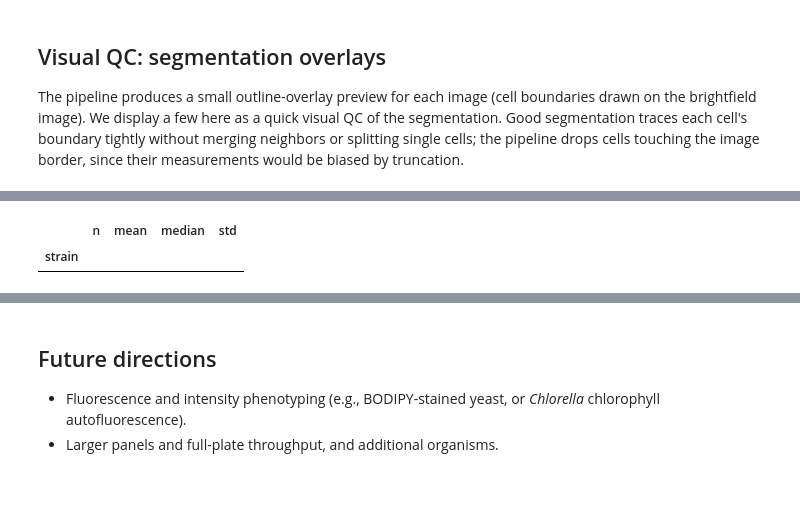
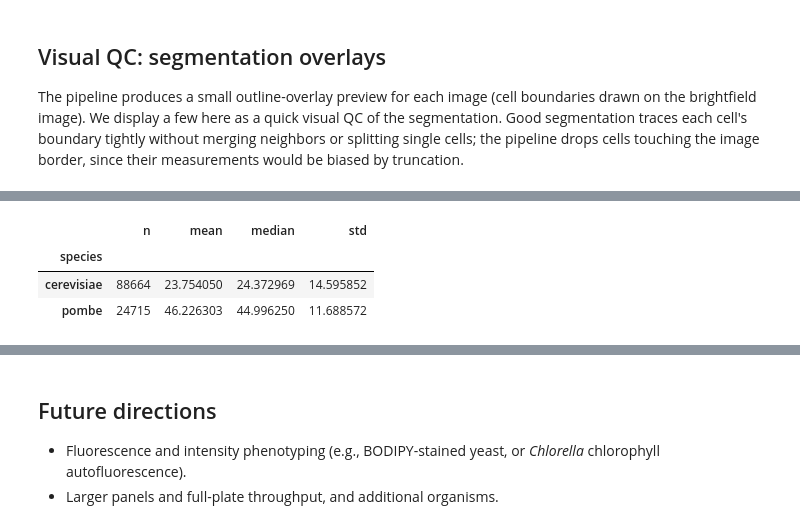
Before and after one commit to Arcadia-Science/cloud-scaled-cell-phenotyping, a Jupyter notebook: index.ipynb, the cells around one changed output, grey strips where cells are left out. Drawn from its saved outputs; the diff is of its cells as text; code cells hidden in the pictures; blank space fills up the shorter version.

```diff
--- a/index.ipynb
+++ b/index.ipynb
@@ -187,20 +201,19 @@ This section is intentionally minimal: the goal is to demonstrate the *kind* of
 # %%
+import arcadia_pycolor as apc
 import matplotlib.pyplot as plt
 
-try:
-    import arcadia_pycolor as apc
+apc.mpl.setup()
 
-    apc.mpl.setup()
-except Exception:
-    pass
-
-PARENT = "by4741"
+GROUP_COL = "species"
+REFERENCE = "cerevisiae"  # reference group the other species is compared against
 area_col = "area_um2" if "area_um2" in labeled.columns else "area"
 area_label = "cell area (µm²)" if area_col == "area_um2" else "cell area (px)"
 
-analysis_df = labeled.dropna(subset=["strain", area_col])
-present = list(analysis_df["strain"].unique())
-strains = ([PARENT] if PARENT in present else []) + sorted(s for s in present if s != PARENT)
+analysis_df = labeled.dropna(subset=[GROUP_COL, area_col])
+present = list(analysis_df[GROUP_COL].unique())
+groups = ([REFERENCE] if REFERENCE in present else []) + sorted(
+    g for g in present if g != REFERENCE
+)
 
-print(f"{len(analysis_df)} labeled cells across {len(strains)} strain(s): {', '.join(strains)}")
+print(f"{len(analysis_df)} labeled cells across {len(groups)} species: {', '.join(groups)}")
 # %% [output]
@@ -247,12 +264,14 @@ No labeled cells to plot.
 # %%
-# Per-strain summary: n cells, mean/median area, spread.
+# Per-species summary: n cells, mean/median area, spread.
 summary = (
-    analysis_df.groupby("strain")[area_col]
+    analysis_df.groupby(GROUP_COL)[area_col]
     .agg(n="count", mean="mean", median="median", std="std")
-    .reindex(strains)
+    .reindex(groups)
 )
 summary
 # %% [output]
 |  | n | mean | median | std |
-| strain |  |  |  |  |
+| species |  |  |  |  |
+| cerevisiae | 88664 | 23.754050 | 24.372969 | 14.595852 |
+| pombe | 24715 | 46.226303 | 44.996250 | 11.688572 |
 # %%
```
Also changed, not shown: parts of 15 cells of this notebook, 6 other files.
